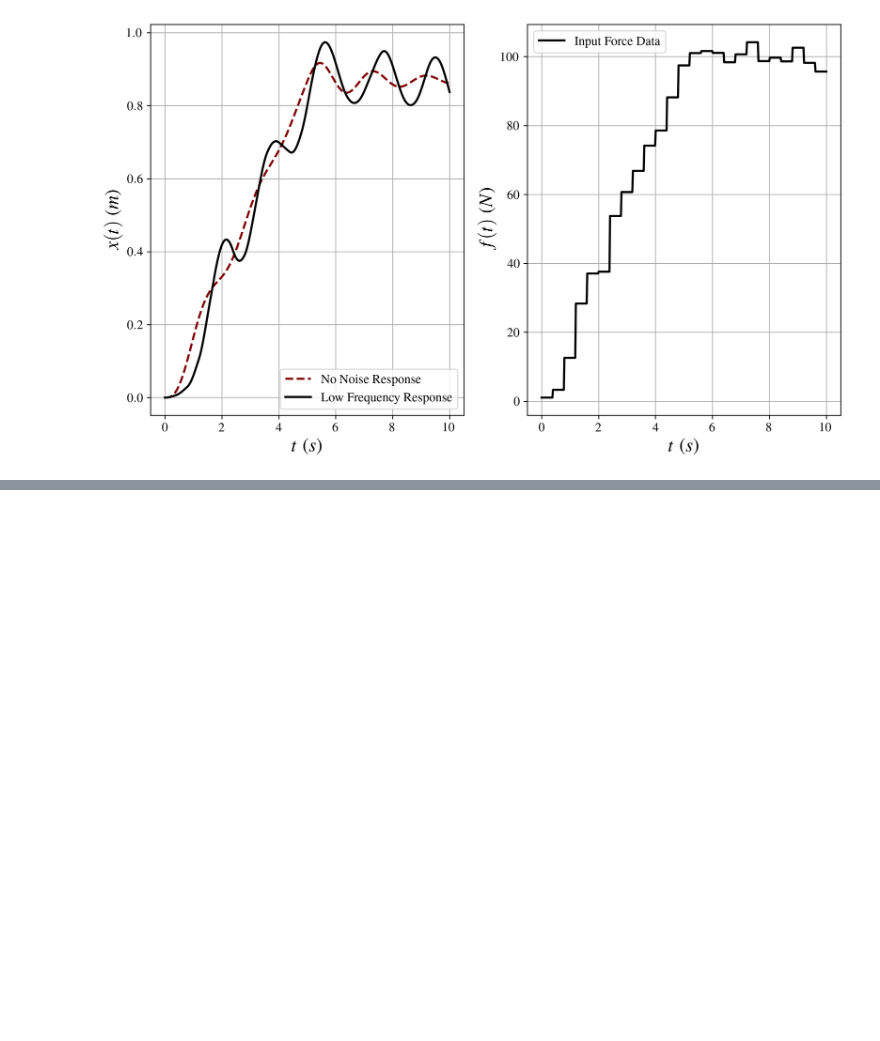
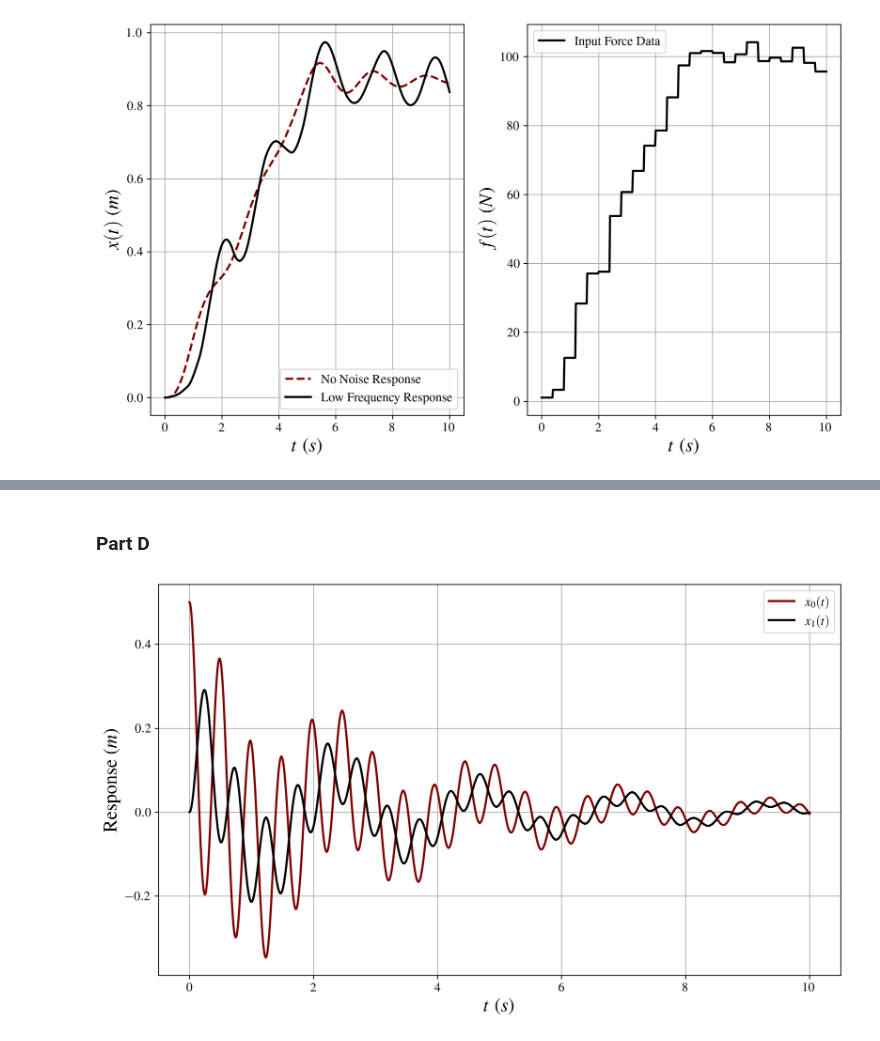
Before and after one commit to gabemorris12/System-Dynamics, a Jupyter notebook: Homework 3/System Dynamics Homework 3.ipynb, the cells around one changed output, grey strips where cells are left out. Saved outputs shown, nothing was run; the diff lists cells and outputs as text; code cells hidden in the pictures; blank space fills up the shorter version.

```diff
--- a/Homework 3/System Dynamics Homework 3.ipynb
+++ b/Homework 3/System Dynamics Homework 3.ipynb
@@ -164,0 +240,9 @@ plt.show()
+# %%
+f_lamb = lambda t_: 10**(-t_)
+def state_vars(x_, t_):
+    return [
+        x_[2],
+        x_[3],
+        -117*x_[0] + 100*x_[1] - 4/5*x_[2],
+        50*x_[0] - 53*x_[1] - 3/10*x_[3] + 1/10*f_lamb(t_)
+    ]
@@ -164,0 +298,22 @@ plt.show()
+# %% [markdown]
+### Part D
+# %%
+t_array = np.linspace(0, 10, 1000)
+_, x_response = ct.forced_response(sys1, T=t_array, U=f_lamb(t_array), X0=(0.5, 0, 0, 0))
+
+# Just for checking
+# from scipy.integrate import odeint
+# sol = odeint(state_vars, (0.5, 0, 0, 0), t_array)
+
+plt.plot(t_array, x_response[0], label='$x_0(t)$')
+# plt.plot(t_array, sol[:, 0], ls='--')
+plt.plot(t_array, x_response[1], label='$x_1(t)$')
+# plt.plot(t_array, sol[:, 1], ls='--')
+
+plt.xlabel('$t$ ($s$)')
+plt.ylabel('Response ($m$)')
+plt.legend()
+# plt.savefig('Responses.png')
+plt.show()
+# %% [output]
+[figure, added]
```
Also changed, not shown: parts of 9 cells of this notebook, 6 other files.
